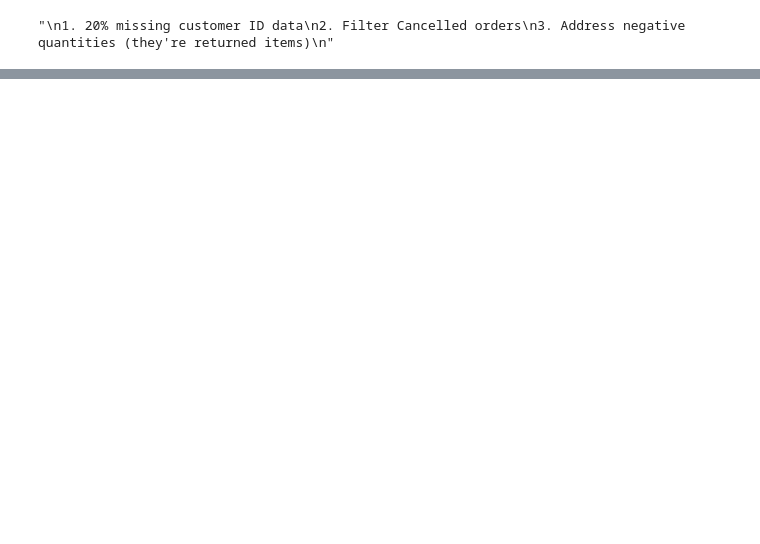
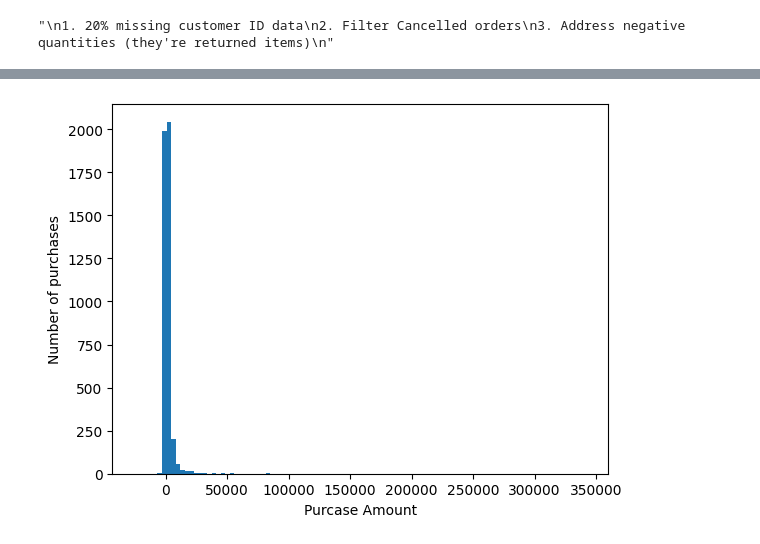
Before and after one commit to AgneloNunes9/scikit-learn-001, a Jupyter notebook: Advanced Customer Segmentation with Multi-Algorithm Clustering & RFM Analytics.ipynb, the cells around one changed output, grey strips where cells are left out. Cells and saved outputs as stored; diff of their text form; code cells hidden in the pictures; blank space fills up the shorter version.

```diff
--- a/Advanced Customer Segmentation with Multi-Algorithm Clustering & RFM Analytics.ipynb
+++ b/Advanced Customer Segmentation with Multi-Algorithm Clustering & RFM Analytics.ipynb
@@ -207,0 +314,8 @@ filtered_negative.describe()
+# %%
+plt.hist(rfm_data["MonetaryValue"], bins=100)
+plt.xlabel("Purcase Amount")
+plt.ylabel("Number of purchases")
+
+plt.show()
+# %% [output]
+[figure, added]
```
Also changed, not shown: parts of 48 cells of this notebook, 2 other files.
